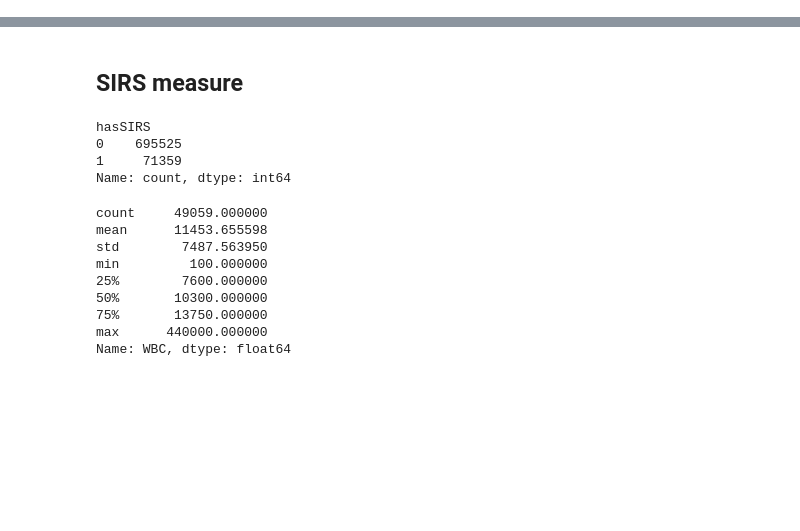
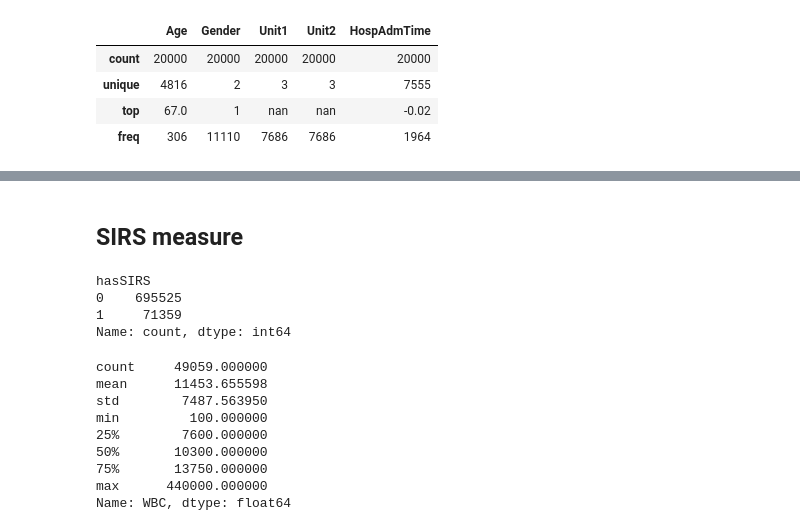
Before and after one commit to maayan-aytek/DS_LAB, a Jupyter notebook: EDA.ipynb, the cells around one changed output, grey strips where cells are left out. Saved outputs shown, nothing was run; the diff lists cells and outputs as text; code cells hidden in the pictures; blank space fills up the shorter version.

```diff
--- a/EDA.ipynb
+++ b/EDA.ipynb
@@ -9,3 +9,12 @@ from scipy import stats
 all_df = pd.read_pickle("all_df.pkl")
 # %%
 all_df["any_sepsis"] = all_df.groupby('patient id')['SepsisLabel'].transform(lambda x: 1 if x.any() else 0)
+# %%
+wa_duplicates = all_df.drop_duplicates(subset=["patient id"])
+wa_duplicates[["Age", "Gender", "Unit1", "Unit2", "HospAdmTime"]].astype(str).describe()
+# %% [output]
+|  | Age | Gender | Unit1 | Unit2 | HospAdmTime |
+| count | 20000 | 20000 | 20000 | 20000 | 20000 |
+| unique | 4816 | 2 | 3 | 3 | 7555 |
+| top | 67.0 | 1 | nan | nan | -0.02 |
+| freq | 306 | 11110 | 7686 | 7686 | 1964 |
```
Also changed, not shown: parts of 10 cells of this notebook, 2 other files.
